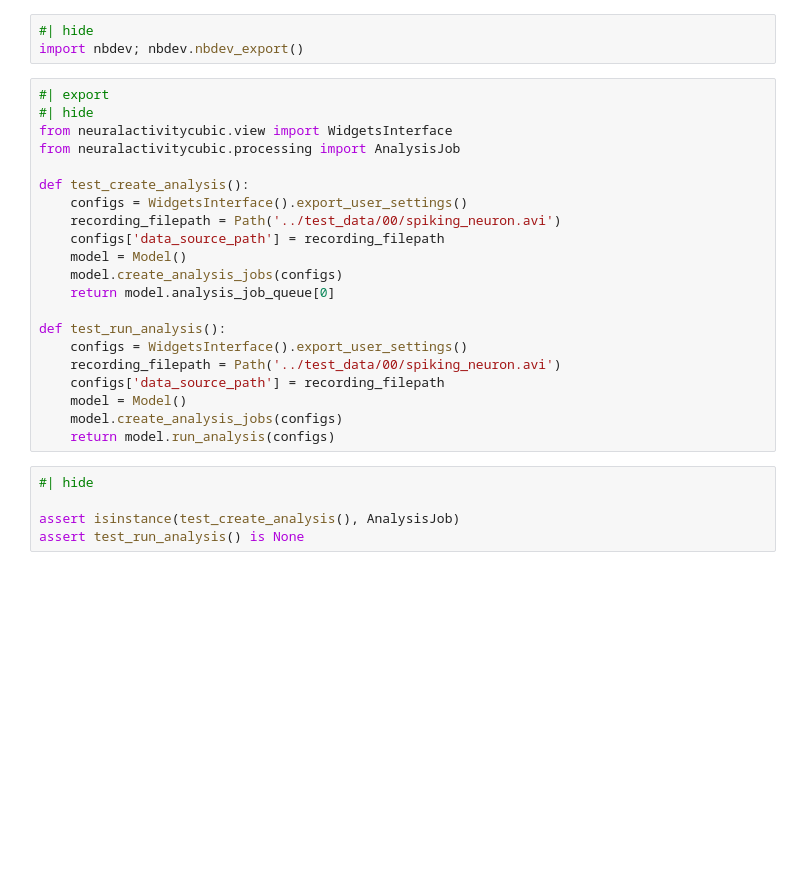
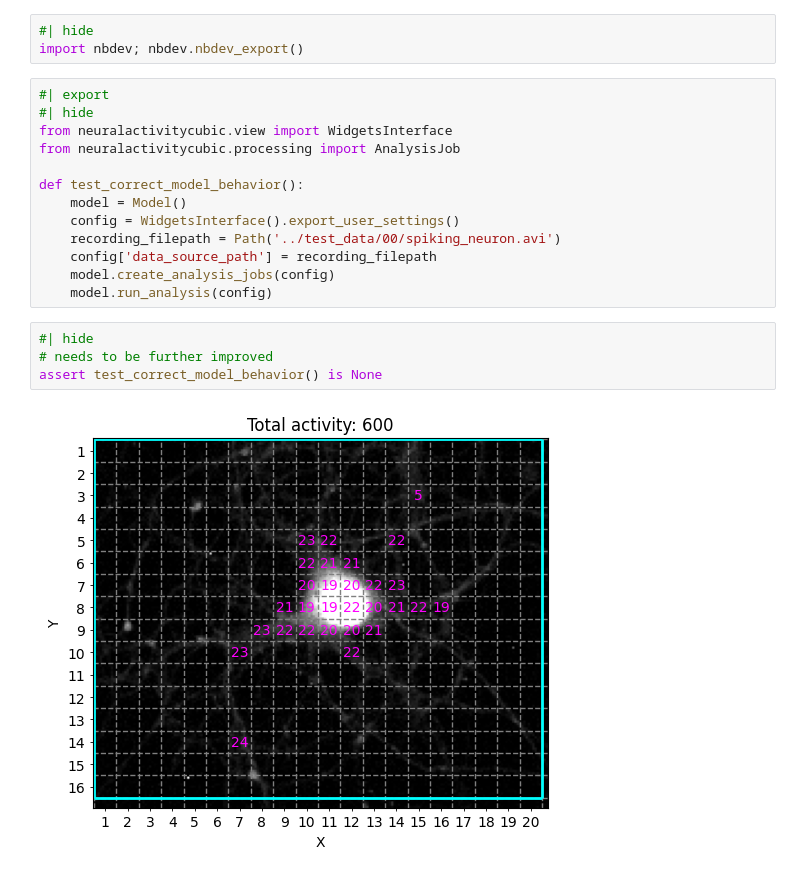
Before and after one commit to Indoc-Research/NeuralActivityCubic, a Jupyter notebook: nbs/02_model.ipynb, the cells around one changed output. Cells and saved outputs as stored; diff of their text form; blank space fills up the shorter version.

Commit message:
Introducing dataclasses for data validation (#9)
* Changing config validation for analysis jobs

* Made configs as standalone module with better testing

```diff
--- a/nbs/02_model.ipynb
+++ b/nbs/02_model.ipynb
@@ -325,23 +289,16 @@ import nbdev; nbdev.nbdev_export()
 from neuralactivitycubic.view import WidgetsInterface
 from neuralactivitycubic.processing import AnalysisJob
 
-def test_create_analysis():
-    configs = WidgetsInterface().export_user_settings()
+def test_correct_model_behavior():
+    model = Model()
+    config = WidgetsInterface().export_user_settings()
     recording_filepath = Path('../test_data/00/spiking_neuron.avi')
-    configs['data_source_path'] = recording_filepath
-    model = Model()
-    model.create_analysis_jobs(configs)
-    return model.analysis_job_queue[0]
-
-def test_run_analysis():
-    configs = WidgetsInterface().export_user_settings()
-    recording_filepath = Path('../test_data/00/spiking_neuron.avi')
-    configs['data_source_path'] = recording_filepath
-    model = Model()
-    model.create_analysis_jobs(configs)
-    return model.run_analysis(configs)
+    config['data_source_path'] = recording_filepath
+    model.create_analysis_jobs(config)
+    model.run_analysis(config)
 # %%
 #| hide
-
-assert isinstance(test_create_analysis(), AnalysisJob)
-assert test_run_analysis() is None
+# needs to be further improved
+assert test_correct_model_behavior() is None
+# %% [output]
+[figure, added]
```
Also changed, not shown: parts of 3 cells of this notebook, 8 other files.
